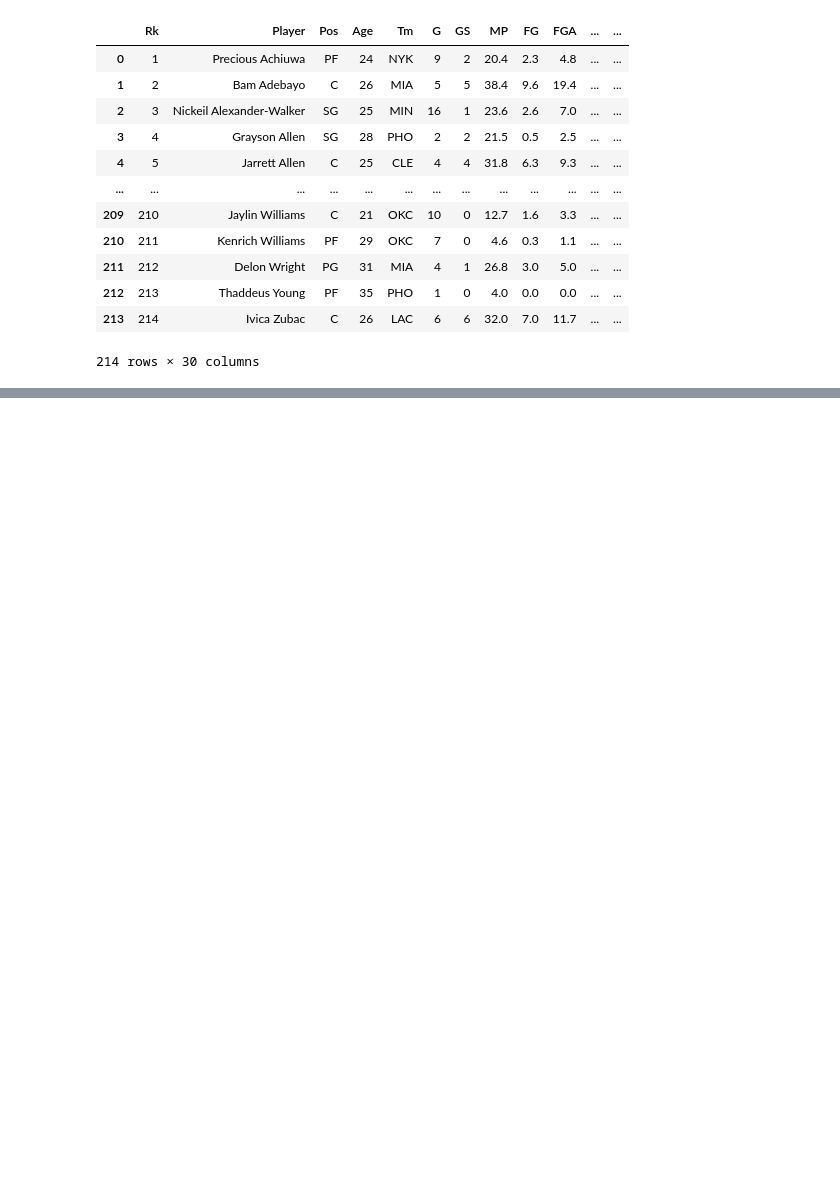
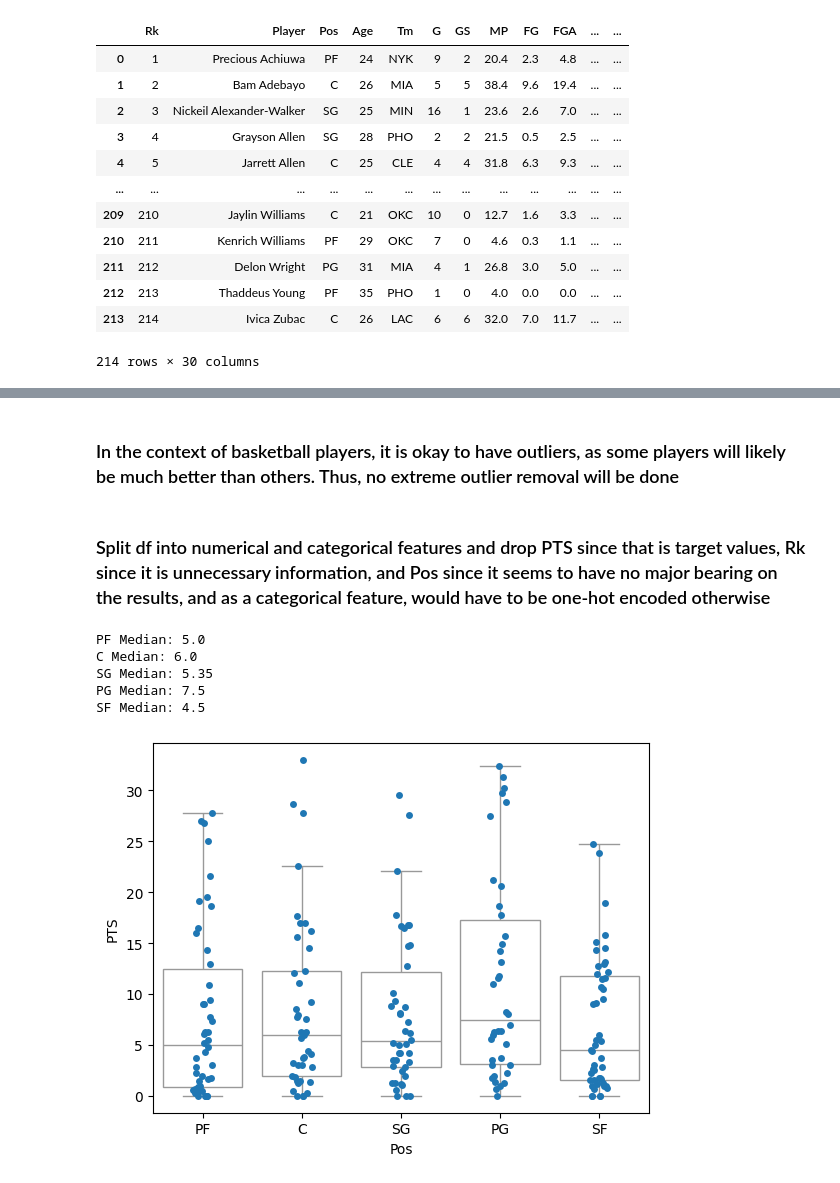
Before and after one commit to kjeeth04/NBA-pred, a Jupyter notebook: EDA.ipynb, the cells around one changed output, grey strips where cells are left out. Saved outputs shown, nothing was run; the diff lists cells and outputs as text; code cells hidden in the pictures; blank space fills up the shorter version.

```diff
--- a/EDA.ipynb
+++ b/EDA.ipynb
@@ -57,0 +81,4 @@ df_raw
+# %% [markdown]
+### In the context of basketball players, it is okay to have outliers, as some players will likely be much better than others. Thus, no extreme outlier removal will be done
+# %% [markdown]
+### Split df into numerical and categorical features and drop PTS since that is target values, Rk since it is unnecessary information, and Pos since it seems to have no major bearing on the results, and as a categorical feature, would have to be one-hot encoded otherwise
@@ -57,0 +91,19 @@ df_raw
+# %%
+#Seeing if Pos is a significant variable when trying to predit PTS
+sns.stripplot(data = df_raw, x = 'Pos', y = 'PTS')
+sns.boxplot(data = df_raw, x = 'Pos', y = 'PTS', color = 'white', showfliers = False)
+
+#None of these median values are particularly distinct from each other.
+#An argument could be made that there is a disparity between PG and SF, but I do not think it is worth keeping this data point
+print(f"PF Median: {np.median(df_raw.loc[df_raw['Pos'] == 'PF']['PTS'])}")
+print(f"C Median: {np.median(df_raw.loc[df_raw['Pos'] == 'C']['PTS'])}")
+print(f"SG Median: {np.median(df_raw.loc[df_raw['Pos'] == 'SG']['PTS'])}")
+print(f"PG Median: {np.median(df_raw.loc[df_raw['Pos'] == 'PG']['PTS'])}")
+print(f"SF Median: {np.median(df_raw.loc[df_raw['Pos'] == 'SF']['PTS'])}")
+# %% [output]
+PF Median: 5.0
+C Median: 6.0
+SG Median: 5.35
+PG Median: 7.5
+SF Median: 4.5
+[figure, added]
```
Also changed, not shown: parts of 13 cells of this notebook, 2 other files.
